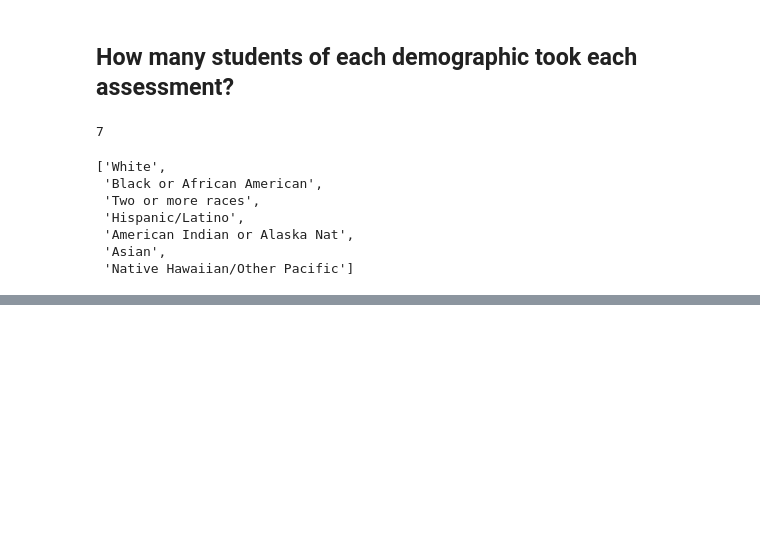
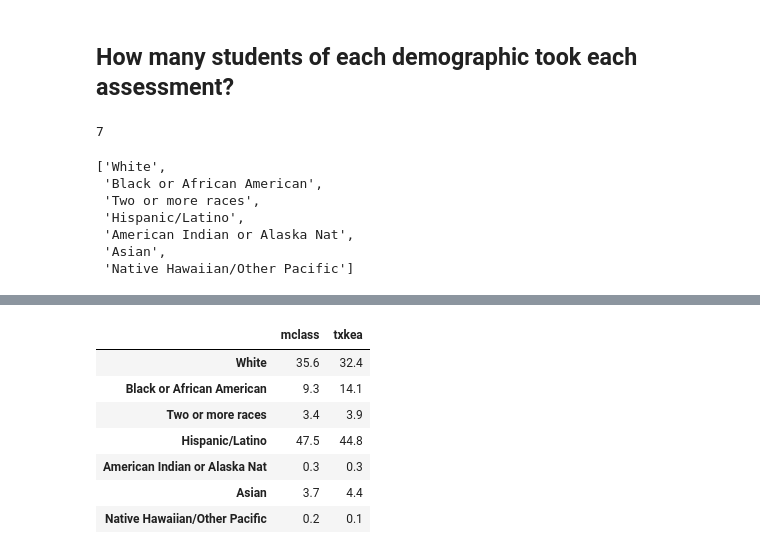
Before and after one commit to wherrickjr/tea_project, a Jupyter notebook: Data/tea_test.ipynb, the cells around one changed output, grey strips where cells are left out. Drawn from its saved outputs; the diff is of its cells as text; code cells hidden in the pictures; blank space fills up the shorter version.

```diff
--- a/Data/tea_test.ipynb
+++ b/Data/tea_test.ipynb
@@ -220,0 +251,11 @@ visited
+# %%
+ethnicity_graph
+# %% [output]
+|  | mclass | txkea |
+| White | 35.6 | 32.4 |
+| Black or African American | 9.3 | 14.1 |
+| Two or more races | 3.4 | 3.9 |
+| Hispanic/Latino | 47.5 | 44.8 |
+| American Indian or Alaska Nat | 0.3 | 0.3 |
+| Asian | 3.7 | 4.4 |
+| Native Hawaiian/Other Pacific | 0.2 | 0.1 |
```
Also changed, not shown: parts of 19 cells of this notebook.
